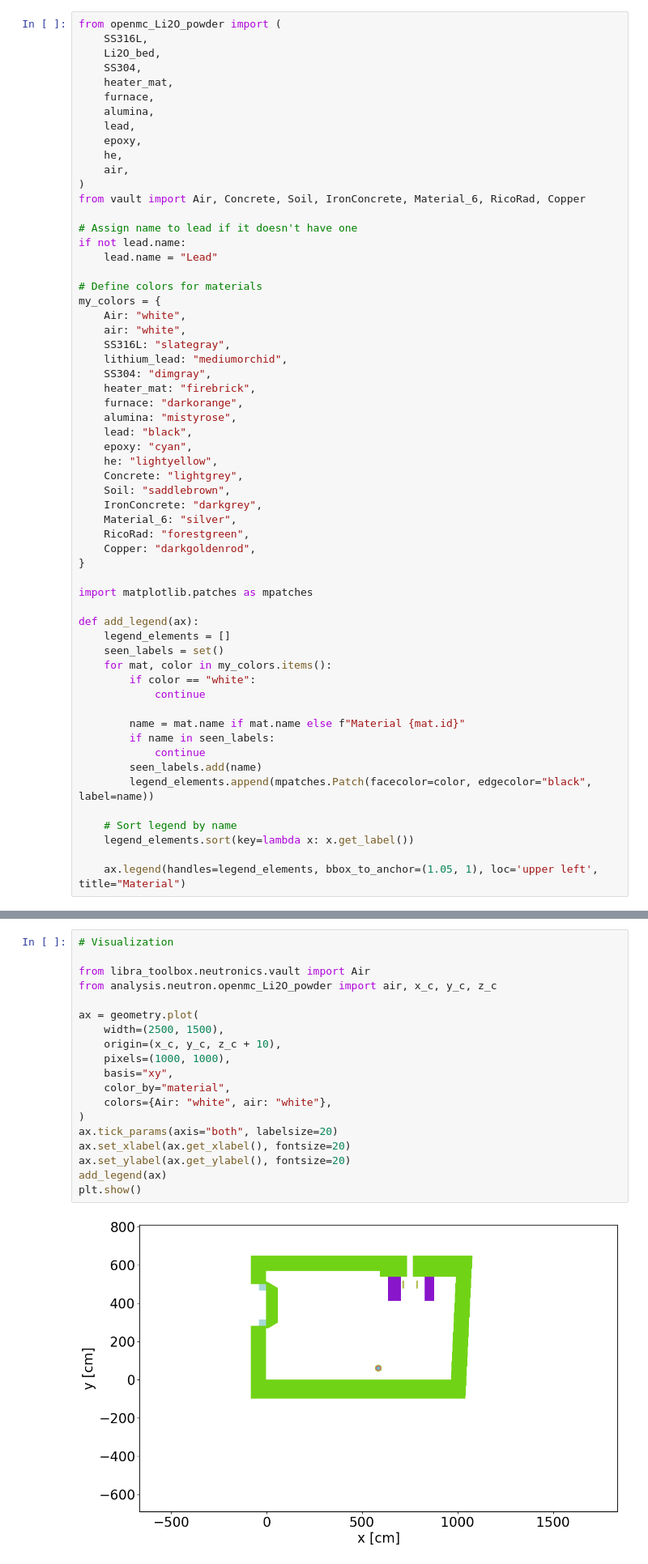
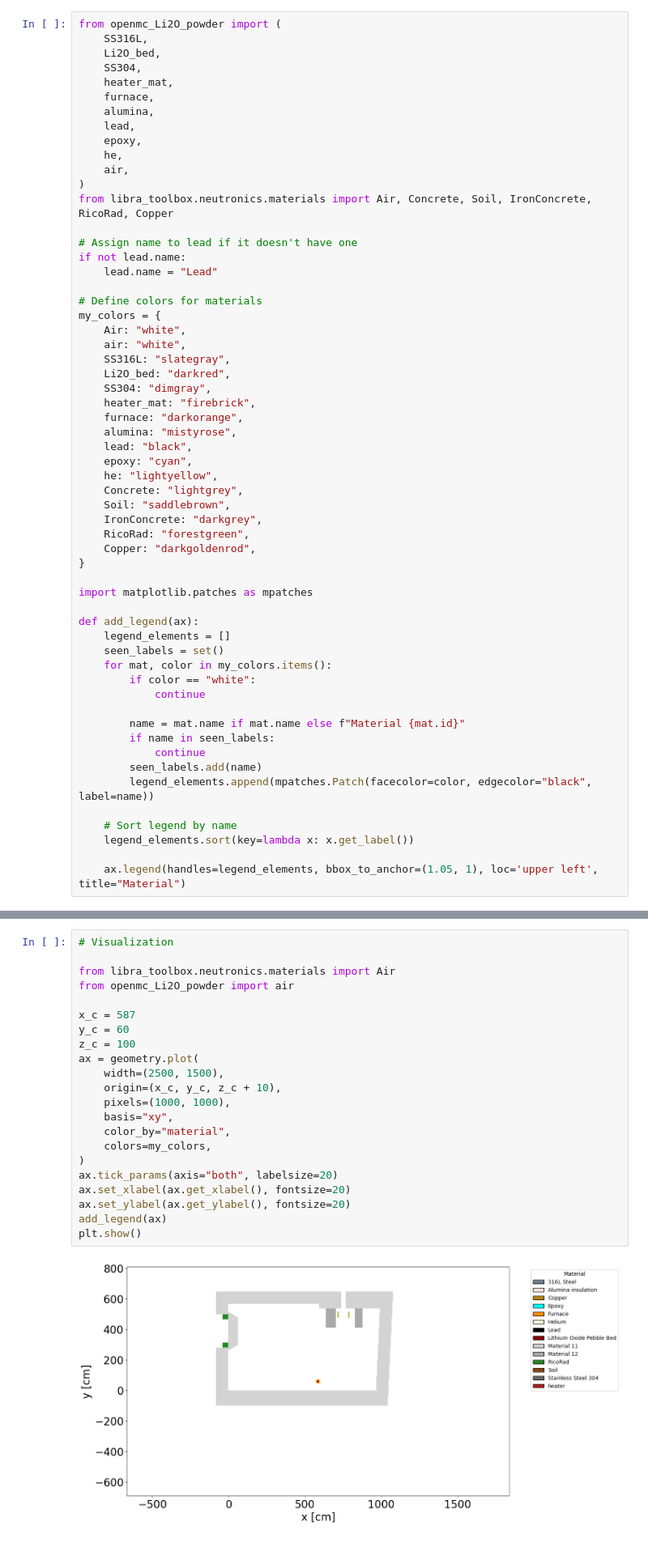
Before and after one commit to rossmacdonald98/BABY-Li2O, a Jupyter notebook: analysis/neutron/postprocessing_Li2O_powder.ipynb, the cells around one changed output, grey strips where cells are left out. Shown at 81% size. Cells and saved outputs as stored; diff of their text form.

Commit message:
improved plots

```diff
--- a/analysis/neutron/postprocessing_Li2O_powder.ipynb
+++ b/analysis/neutron/postprocessing_Li2O_powder.ipynb
@@ -51,7 +51,7 @@ from openmc_Li2O_powder import (
     he,
     air,
 )
-from vault import Air, Concrete, Soil, IronConcrete, Material_6, RicoRad, Copper
+from libra_toolbox.neutronics.materials import Air, Concrete, Soil, IronConcrete, RicoRad, Copper
 
 # Assign name to lead if it doesn't have one
 if not lead.name:
@@ -62,7 +62,7 @@ my_colors = {
     Air: "white",
     air: "white",
     SS316L: "slategray",
-    lithium_lead: "mediumorchid",
+    Li2O_bed: "darkred",
     SS304: "dimgray",
     heater_mat: "firebrick",
     furnace: "darkorange",
@@ -73,7 +73,6 @@ my_colors = {
     Concrete: "lightgrey",
     Soil: "saddlebrown",
     IronConcrete: "darkgrey",
-    Material_6: "silver",
     RicoRad: "forestgreen",
     Copper: "darkgoldenrod",
 }
@@ -104,24 +101,27 @@ ImportError: cannot import name 'Air' from 'libra_toolbox.neutronics.vault' (/ho
 # %%
 # Visualization
 
-from libra_toolbox.neutronics.vault import Air
-from analysis.neutron.openmc_Li2O_powder import air, x_c, y_c, z_c
+from libra_toolbox.neutronics.materials import Air
+from openmc_Li2O_powder import air
 
+x_c = 587
+y_c = 60
+z_c = 100
 ax = geometry.plot(
     width=(2500, 1500),
     origin=(x_c, y_c, z_c + 10),
     pixels=(1000, 1000),
     basis="xy",
     color_by="material",
-    colors={Air: "white", air: "white"},
+    colors=my_colors,
 )
 ax.tick_params(axis="both", labelsize=20)
 ax.set_xlabel(ax.get_xlabel(), fontsize=20)
 ax.set_ylabel(ax.get_ylabel(), fontsize=20)
 add_legend(ax)
 plt.show()
 # %% [output]
-[figure, old version]
+[figure, new version]
 # %% [markdown]
 ### BABY 1L Geometry Views
 # %%
```
Also changed, not shown: parts of 8 cells of this notebook.
